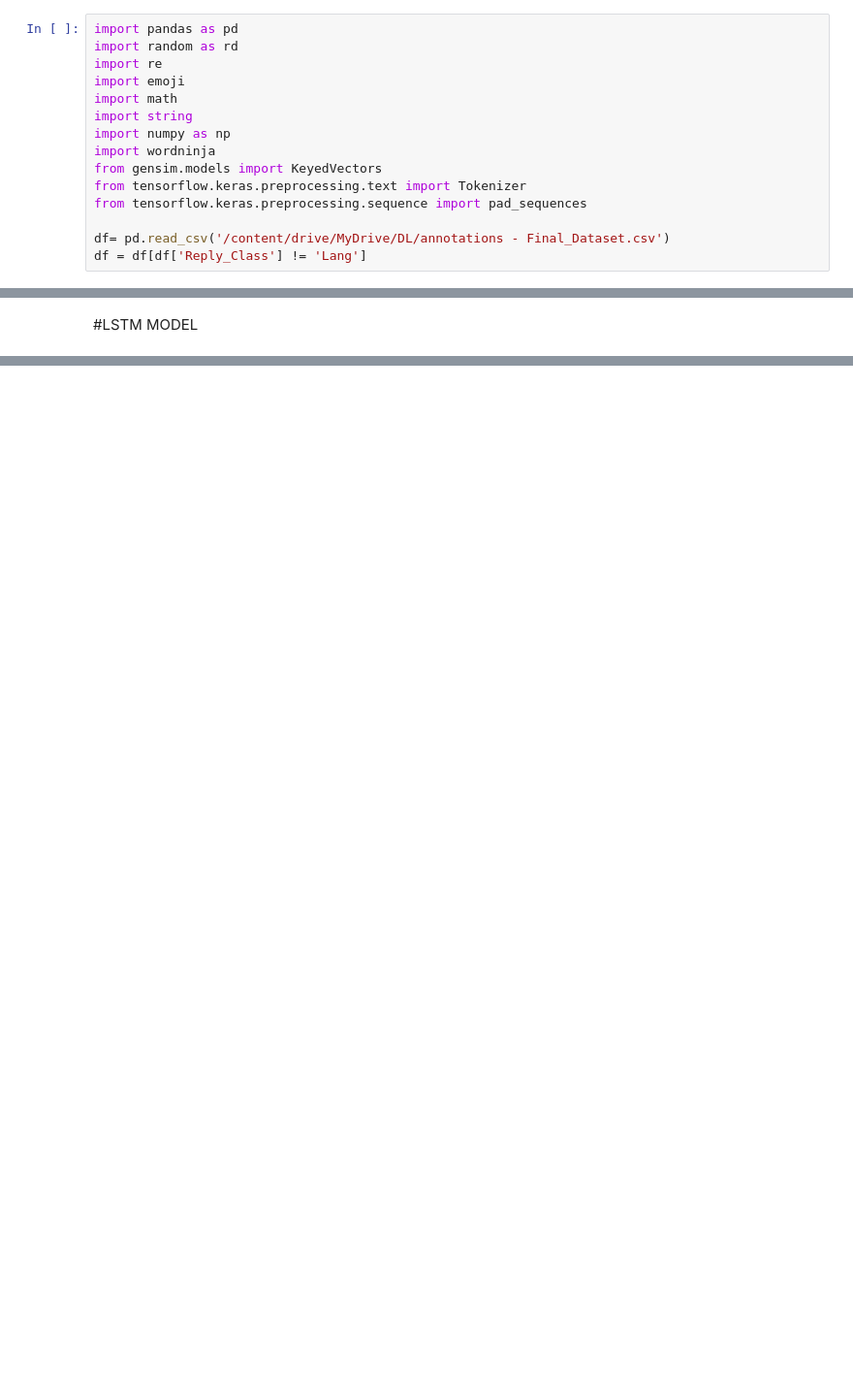
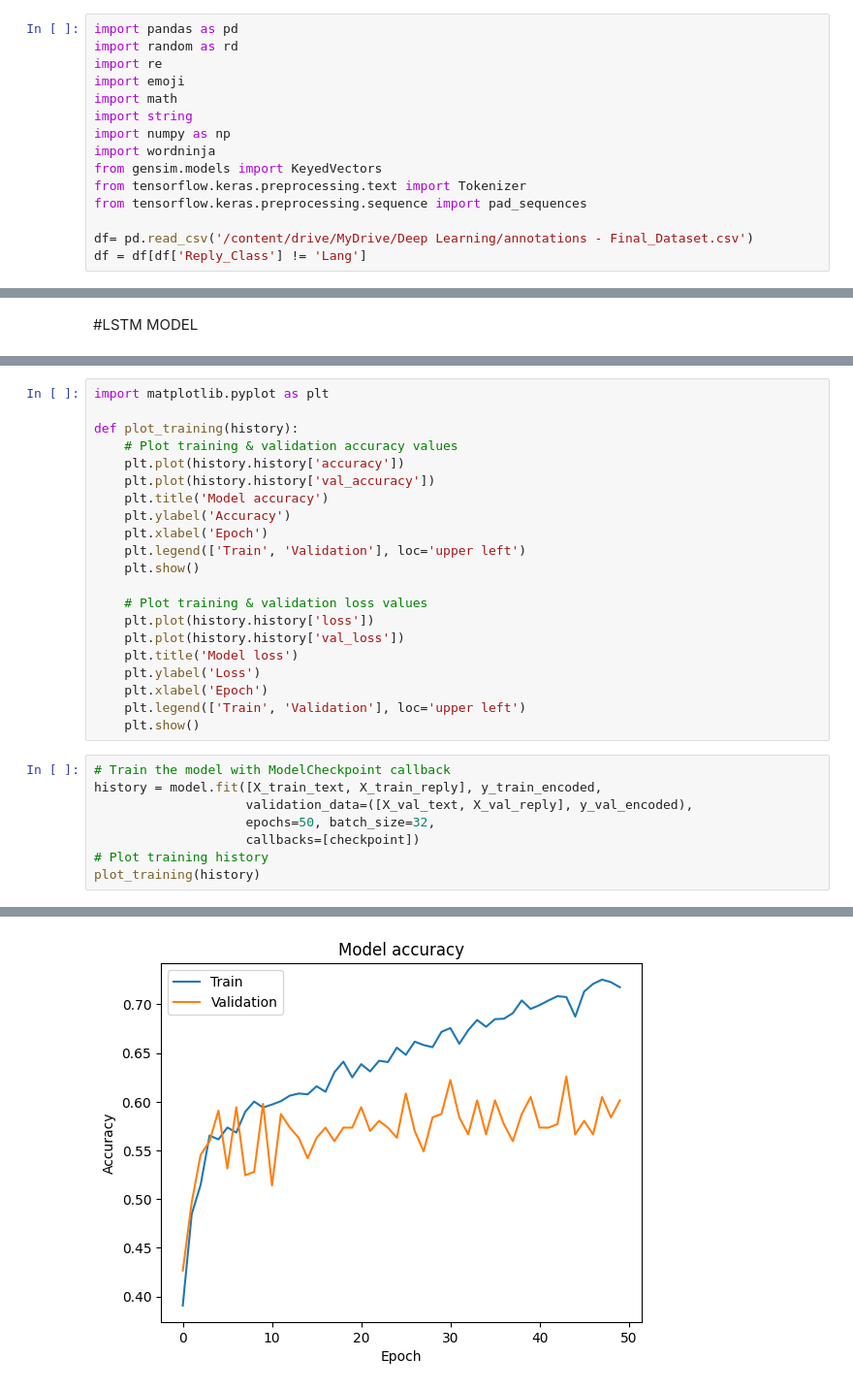
Before and after one commit to dhruvprabhu/Mini_Project, a Jupyter notebook: BTP.ipynb, the cells around one changed output, grey strips where cells are left out. Shown at 97% size. Drawn from its saved outputs; the diff is of its cells as text; blank space fills up the shorter version.

```diff
--- a/BTP.ipynb
+++ b/BTP.ipynb
@@ -38,7 +36,7 @@ from gensim.models import KeyedVectors
 from tensorflow.keras.preprocessing.text import Tokenizer
 from tensorflow.keras.preprocessing.sequence import pad_sequences
 
-df= pd.read_csv('/content/drive/MyDrive/DL/annotations - Final_Dataset.csv')
+df= pd.read_csv('/content/drive/MyDrive/Deep Learning/annotations - Final_Dataset.csv')
 df = df[df['Reply_Class'] != 'Lang']
 # %% [markdown]
 # Preprocessing
@@ -292,0 +358,30 @@ def train_model(model, X_train, y_train, X_val, y_val, epochs=1, batch_size=32):
+# %%
+import matplotlib.pyplot as plt
+
+def plot_training(history):
+    # Plot training & validation accuracy values
+    plt.plot(history.history['accuracy'])
+    plt.plot(history.history['val_accuracy'])
+    plt.title('Model accuracy')
+    plt.ylabel('Accuracy')
+    plt.xlabel('Epoch')
+    plt.legend(['Train', 'Validation'], loc='upper left')
+    plt.show()
+
+    # Plot training & validation loss values
+    plt.plot(history.history['loss'])
+    plt.plot(history.history['val_loss'])
+    plt.title('Model loss')
+    plt.ylabel('Loss')
+    plt.xlabel('Epoch')
+    plt.legend(['Train', 'Validation'], loc='upper left')
+    plt.show()
+# %%
+# Train the model with ModelCheckpoint callback
+history = model.fit([X_train_text, X_train_reply], y_train_encoded,
+                    validation_data=([X_val_text, X_val_reply], y_val_encoded),
+                    epochs=50, batch_size=32,
+                    callbacks=[checkpoint])
+# Plot training history
+plot_training(history)
+# %% [output]
@@ -292,0 +407 @@ def train_model(model, X_train, y_train, X_val, y_val, epochs=1, batch_size=32):
+[figure, added]
```
Also changed, not shown: parts of 19 cells of this notebook.
